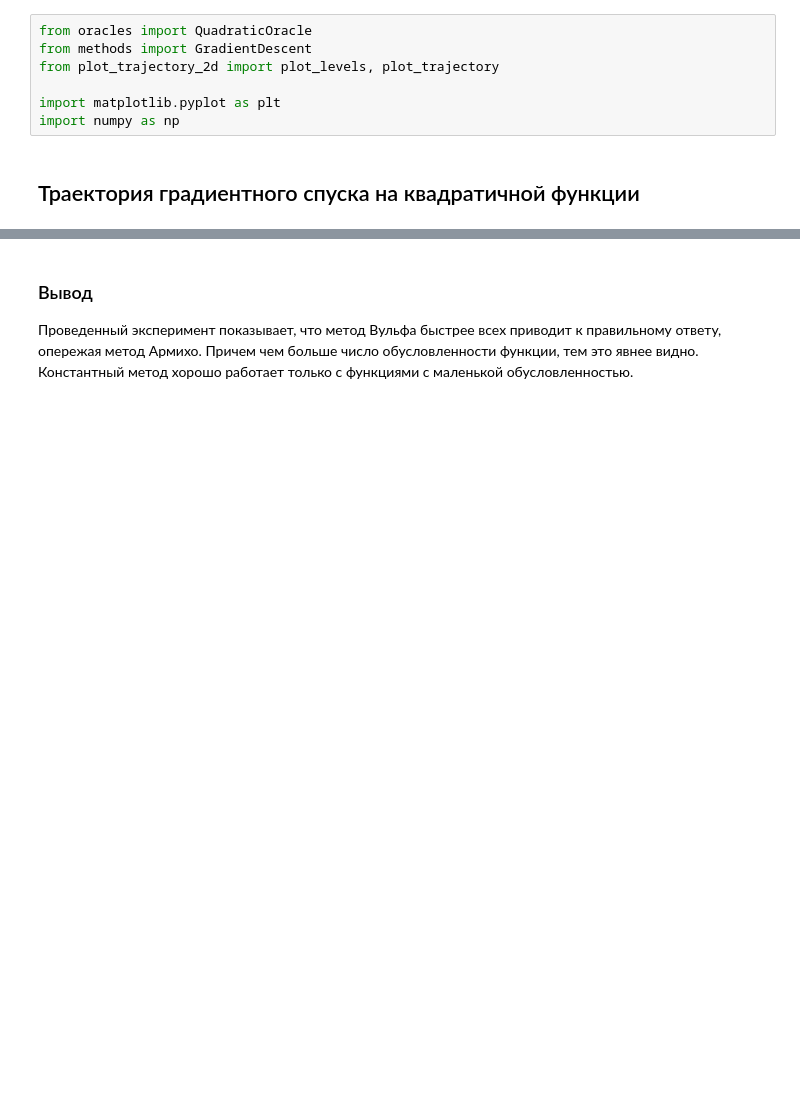
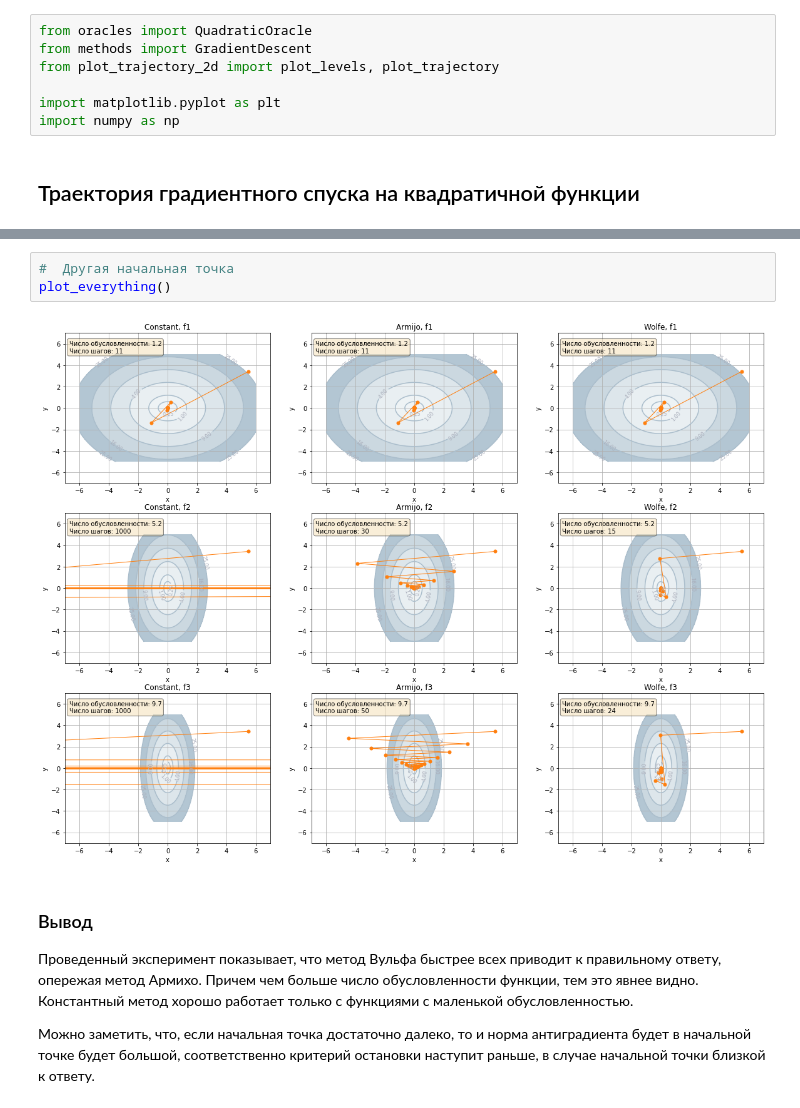
Before and after one commit to Naumenko-KM/MADE_2_MetOpt, a Jupyter notebook: hw2/experiments.ipynb, the cells around one changed output, grey strips where cells are left out. Cells and saved outputs as stored; diff of their text form; blank space fills up the shorter version.

```diff
--- a/hw2/experiments.ipynb
+++ b/hw2/experiments.ipynb
@@ -48,3 +52,10 @@ for i, A in enumerate(A_list):
+# %%
+#  Другая начальная точка
+plot_everything()
+# %% [output]
+[figure, added]
 # %% [markdown]
 ### Вывод
 Проведенный эксперимент показывает, что метод Вульфа быстрее всех приводит к правильному ответу, опережая метод Армихо. Причем чем больше число обусловленности функции, тем это явнее видно. Константный метод хорошо работает только с функциями с маленькой обусловленностью.
+
+Можно заметить, что, если начальная точка достаточно далеко, то и норма антиградиента будет в начальной точке будет большой, соответственно критерий остановки наступит раньше, в случае начальной точки близкой к ответу.
```
Also changed, not shown: parts of 1 cell of this notebook.
